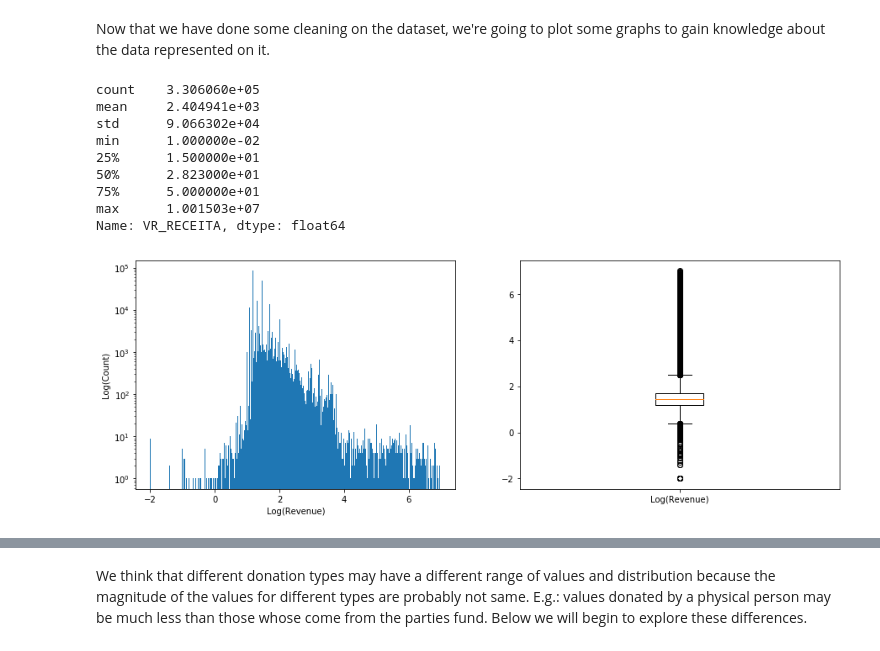
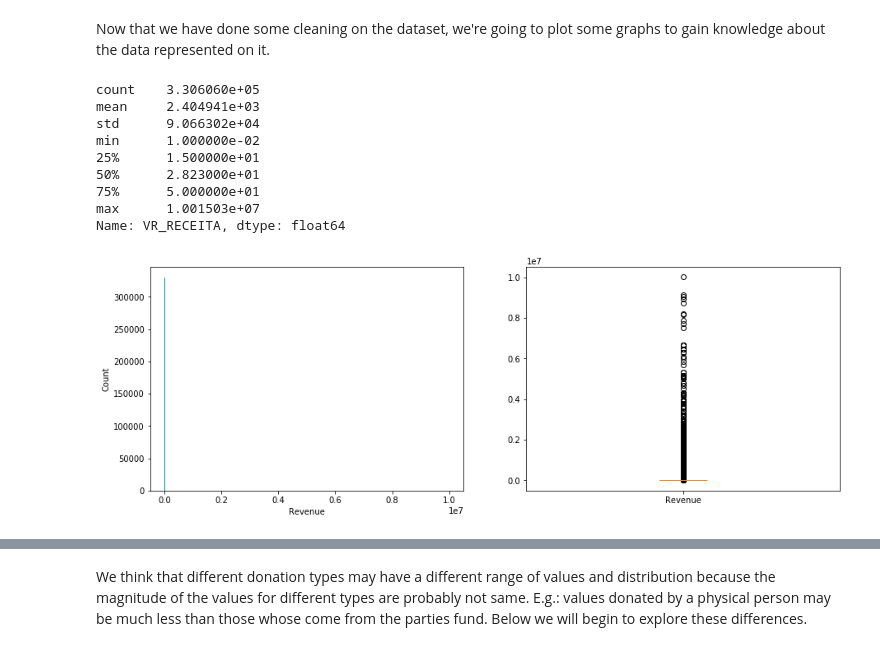
Before and after one commit to aiquis/political-parties-revenue, a Jupyter notebook: Political Parties Funding - Exploratory Analysis.ipynb, the cells around one changed output, grey strips where cells are left out. Cells and saved outputs as stored; diff of their text form; code cells hidden in the pictures.

Commit message:
Done some rework on data preprocessing

```diff
--- a/Political Parties Funding - Exploratory Analysis.ipynb
+++ b/Political Parties Funding - Exploratory Analysis.ipynb
@@ -98,28 +107,33 @@ memory usage: 55.5+ MB
 # %% [markdown]
 Now that we have done some cleaning on the dataset, we're going to plot some graphs to gain knowledge about the data represented on it.
 # %%
+# n_samples stores the number of rows (aka samples) of the dataset
 n_samples = len(receitas_br_df)
+# Calculating the number of bins based on the square root of the samples since it's a common way
+# to set this number for usage on histograms
 n_bins = int(np.sqrt(n_samples))
 
 _ = plt.subplots(nrows=1, ncols=2, figsize=(15, 5), facecolor='w', edgecolor='w')
 
+# Plotting the histogram to see the distribution of revenue data values
 _ = plt.subplot(1, 2, 1)
-_ = plt.hist(np.log10(receitas_br_df['VR_RECEITA']), bins=n_bins, log=True)
-_ = plt.xlabel('Log(Revenue)')
-_ = plt.ylabel('Log(Count)')
+# Log has been applied for the data
+_ = plt.hist(receitas_br_df['VR_RECEITA'], bins=n_bins)
+_ = plt.xlabel('Revenue')
+_ = plt.ylabel('Count')
 
 _ = plt.subplot(1, 2, 2)
-_ = plt.boxplot(np.log10(receitas_br_df['VR_RECEITA']), labels=['Log(Revenue)'])
+_ = plt.boxplot(receitas_br_df['VR_RECEITA'], labels=['Revenue'])
 
 receitas_br_df.VR_RECEITA.describe()
 # %% [output]
 count    3.306060e+05
 mean     2.404941e+03
 std      9.066302e+04
 min      1.000000e-02
 25%      1.500000e+01
 50%      2.823000e+01
 75%      5.000000e+01
 max      1.001503e+07
 Name: VR_RECEITA, dtype: float64
-[figure, old version]
+[figure, new version]
```
Also changed, not shown: parts of 11 cells of this notebook.
